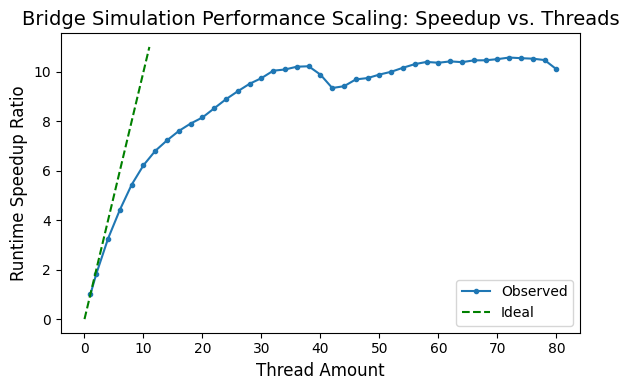
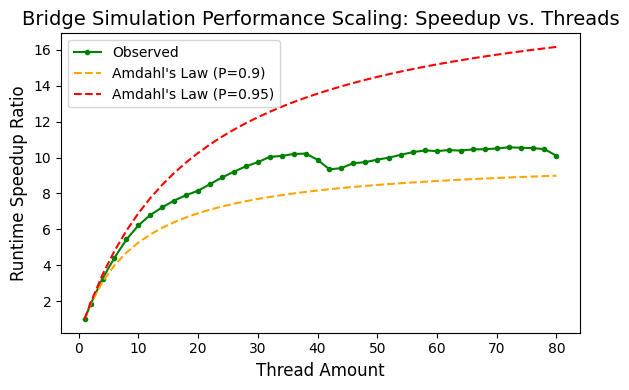
Unified diff of the notebook cell whose output changed from the first chart to the second:
--- before
+++ after
@@ -1,11 +1,11 @@
 import pandas as pd
 import matplotlib.pyplot as plt
-import numpy as np
 
 data = pd.read_csv("resultMetrics.csv")
 
 plt.figure(figsize=(6, 4))
-plt.plot(data["Threads"], data["Observed Speedup"], marker='.', label="Observed")
-plt.plot(np.linspace(0, 11), np.linspace(0, 11), color="green", linestyle="--", label="Ideal")
+plt.plot(data["Threads"], data["Actual S(n)"], marker='.', label="Observed", color="green")
+plt.plot(data["Threads"], data["AL S(n) (P=0.9)"], color="orange", linestyle="--", label="Amdahl's Law (P=0.9)")
+plt.plot(data["Threads"], data["AL S(n) (P=0.95)"], color="red", linestyle="--", label="Amdahl's Law (P=0.95)")
 plt.title('Bridge Simulation Performance Scaling: Speedup vs. Threads', fontsize=14)
 plt.ylabel('Runtime Speedup Ratio', fontsize=12)

Commit: overhaul figures & data